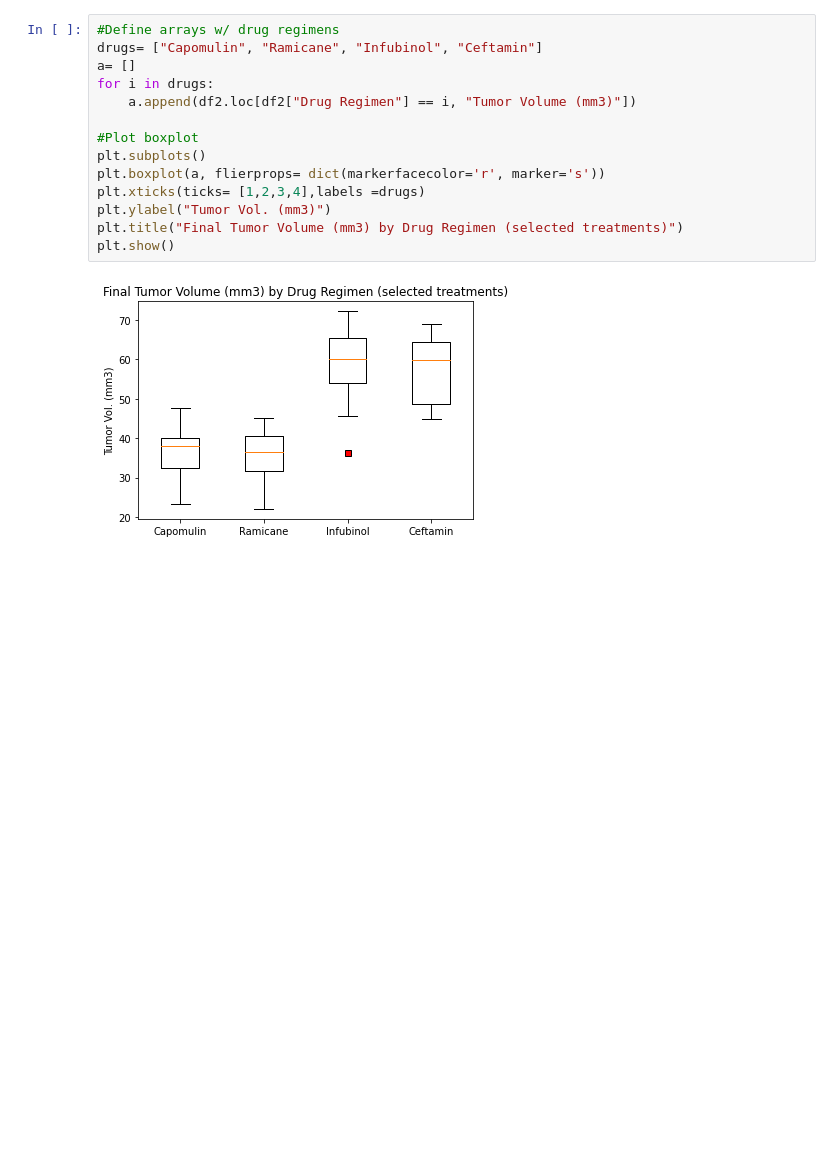
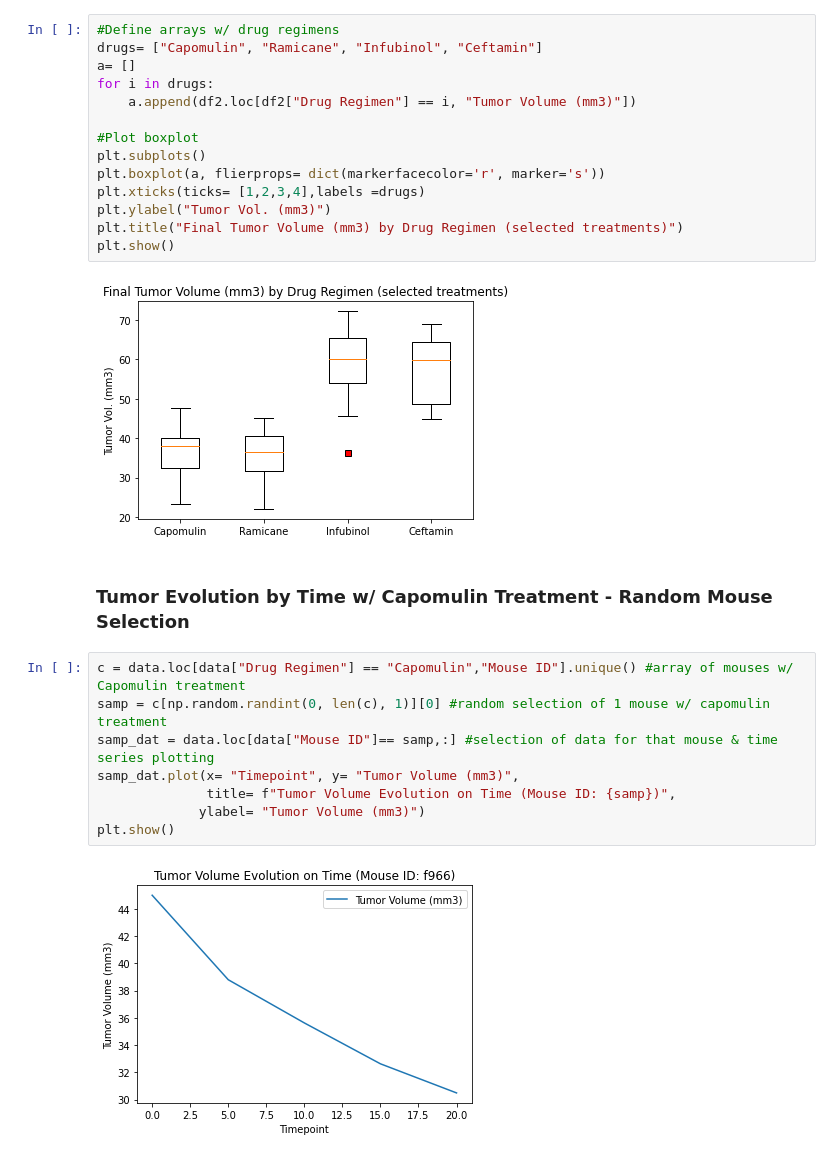
Before and after one commit to martinsingla/challenge-matplotlib, a Jupyter notebook: scrip.ipynb, the cells around one changed output. Cells and saved outputs as stored; diff of their text form; blank space fills up the shorter version.

Commit message:
fnl graph lregress

```diff
--- a/scrip.ipynb
+++ b/scrip.ipynb
@@ -211,3 +211,15 @@ plt.title("Final Tumor Volume (mm3) by Drug Regimen (selected treatments)")
 plt.show()
 # %% [output]
 [figure]
+# %% [markdown]
+### Tumor Evolution by Time w/ Capomulin Treatment - Random Mouse Selection
+# %%
+c = data.loc[data["Drug Regimen"] == "Capomulin","Mouse ID"].unique() #array of mouses w/ Capomulin treatment
+samp = c[np.random.randint(0, len(c), 1)][0] #random selection of 1 mouse w/ capomulin treatment
+samp_dat = data.loc[data["Mouse ID"]== samp,:] #selection of data for that mouse & time series plotting
+samp_dat.plot(x= "Timepoint", y= "Tumor Volume (mm3)",
+              title= f"Tumor Volume Evolution on Time (Mouse ID: {samp})",
+             ylabel= "Tumor Volume (mm3)")
+plt.show()
+# %% [output]
+[figure, added]
```
Also changed, not shown: parts of 3 cells of this notebook.
